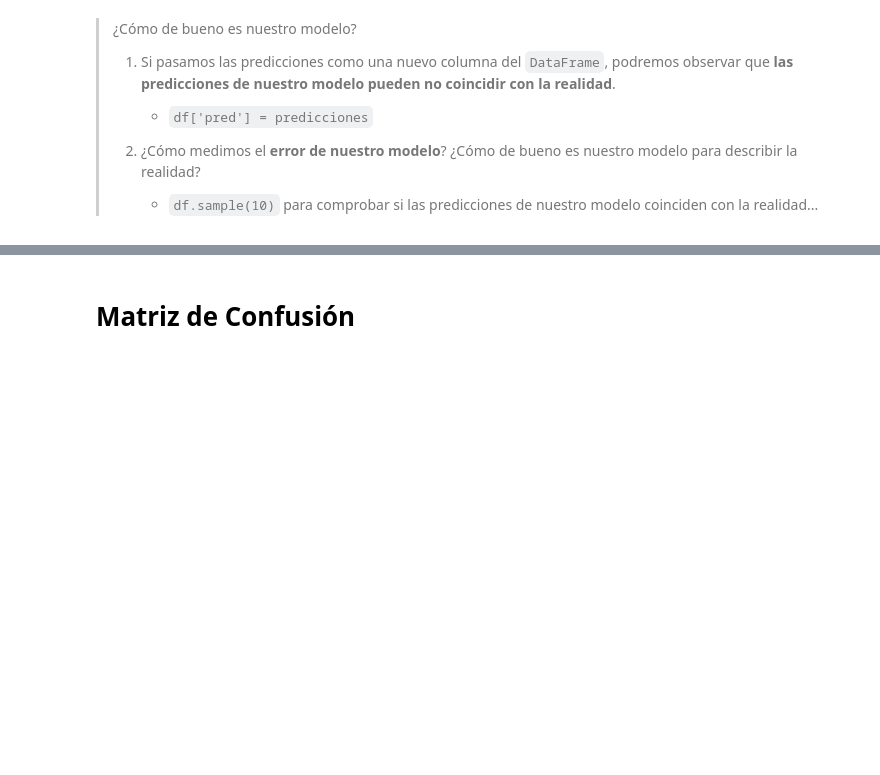
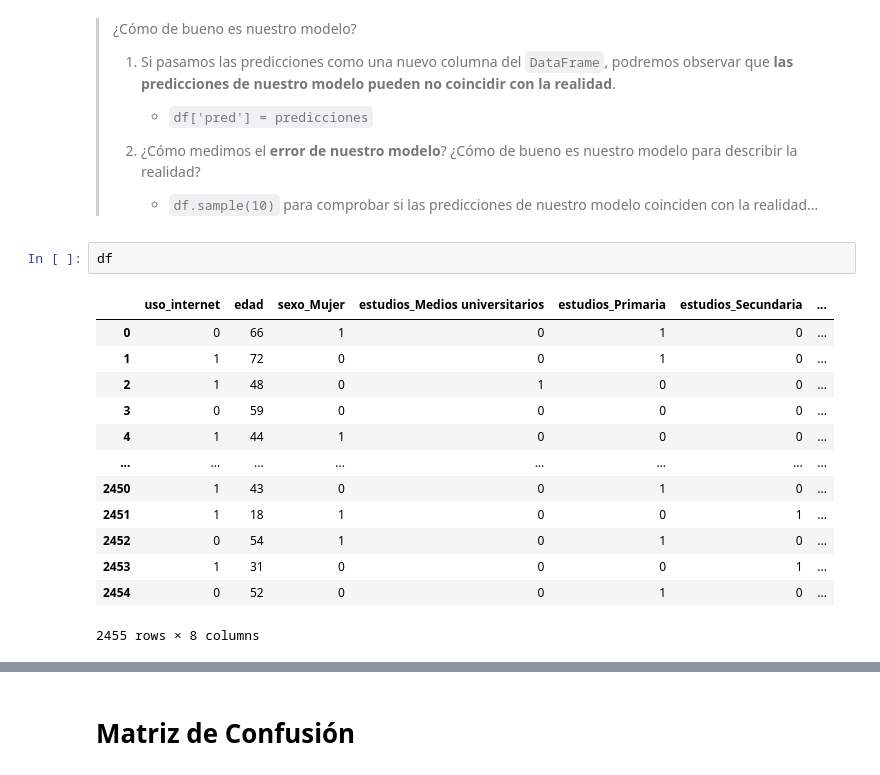
Before and after one commit to jaimee8/machine-learning-program, a Jupyter notebook: #03. Arboles de Decision/tarea.ipynb, the cells around one changed output, grey strips where cells are left out. Cells and saved outputs as stored; diff of their text form; blank space fills up the shorter version.

```diff
--- a/#03. Arboles de Decision/tarea.ipynb
+++ b/#03. Arboles de Decision/tarea.ipynb
@@ -102,3 +259,19 @@ from sklearn.tree import DecisionTreeClassifier
 >
 > 2. ¿Cómo medimos el **error de nuestro modelo**? ¿Cómo de bueno es nuestro modelo para describir la realidad?
 >    - `df.sample(10)` para comprobar si las predicciones de nuestro modelo coinciden con la realidad...
+# %%
+df
+# %% [output]
+|  | uso_internet | edad | sexo_Mujer | estudios_Medios universitarios | estudios_Primaria | estudios_Secundaria | ... |
+| 0 | 0 | 66 | 1 | 0 | 1 | 0 | ... |
+| 1 | 1 | 72 | 0 | 0 | 1 | 0 | ... |
+| 2 | 1 | 48 | 0 | 1 | 0 | 0 | ... |
+| 3 | 0 | 59 | 0 | 0 | 0 | 0 | ... |
+| 4 | 1 | 44 | 1 | 0 | 0 | 0 | ... |
+| ... | ... | ... | ... | ... | ... | ... | ... |
+| 2450 | 1 | 43 | 0 | 0 | 1 | 0 | ... |
+| 2451 | 1 | 18 | 1 | 0 | 0 | 1 | ... |
+| 2452 | 0 | 54 | 1 | 0 | 1 | 0 | ... |
+| 2453 | 1 | 31 | 0 | 0 | 0 | 1 | ... |
+| 2454 | 0 | 52 | 0 | 0 | 1 | 0 | ... |
+2455 rows × 8 columns
```
Also changed, not shown: parts of 55 cells of this notebook, 1 other file.
